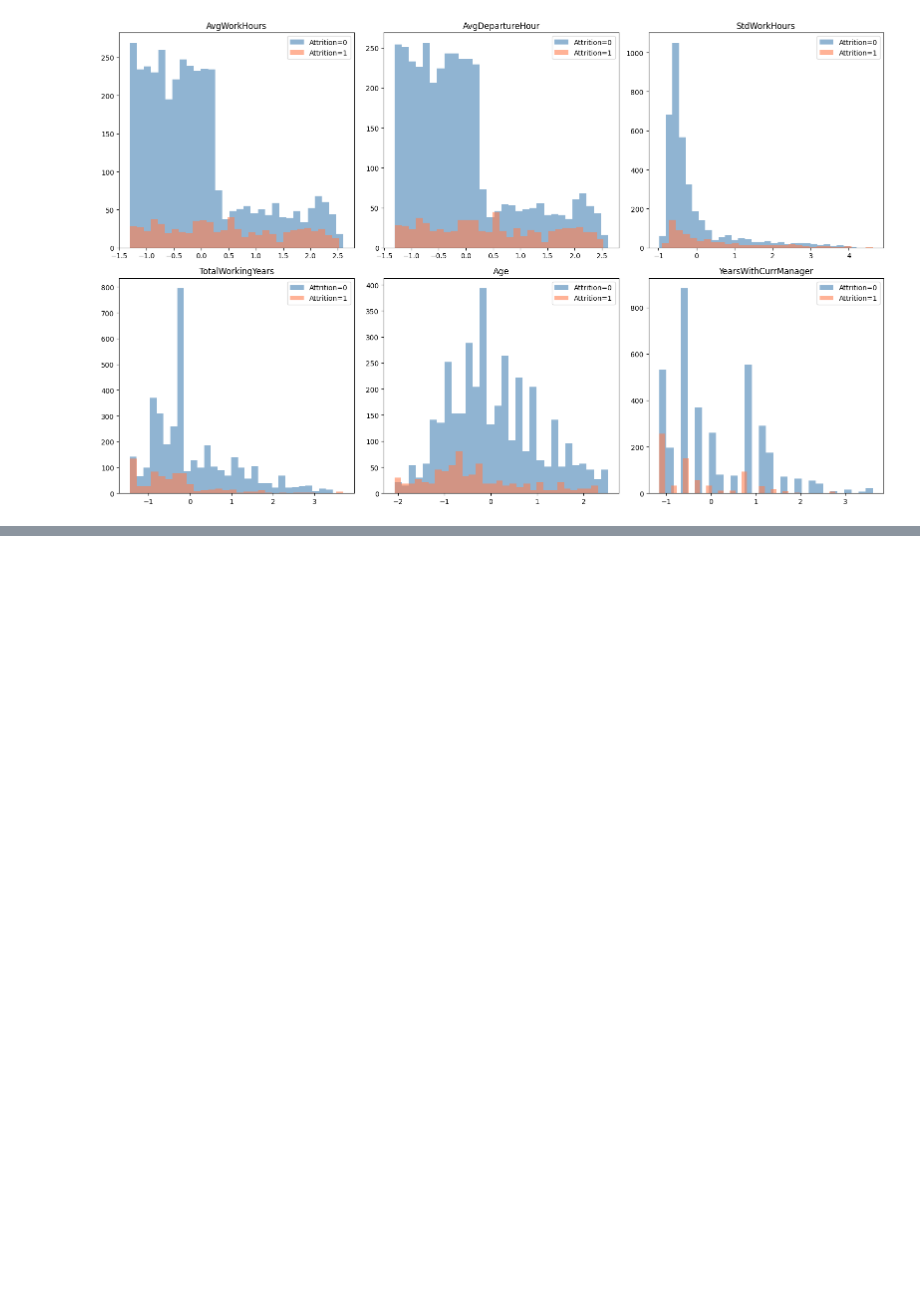
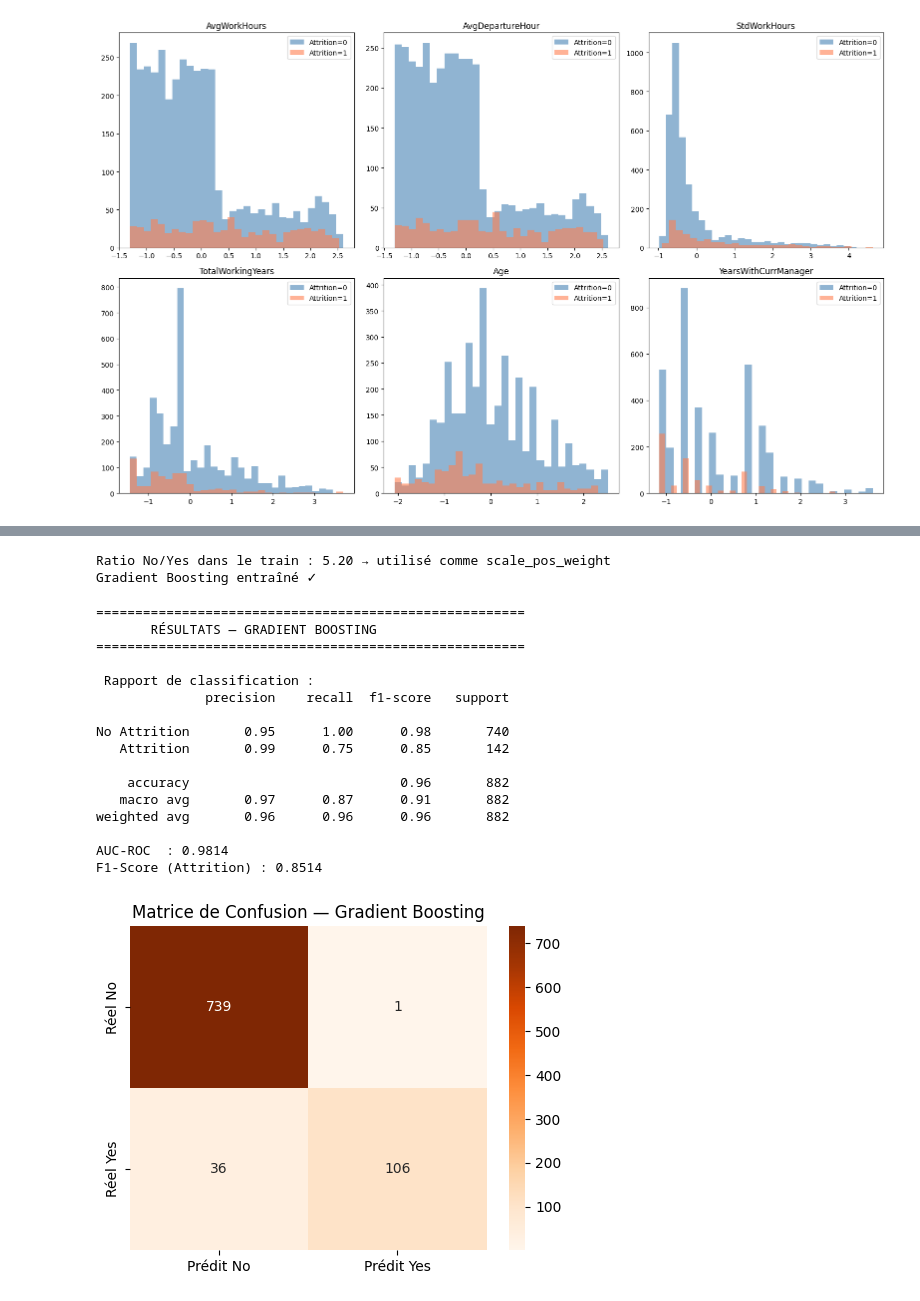
Before and after one commit to Ilyass1309/employee-attrition-prediction, a Jupyter notebook: attrition_analysis.ipynb, the cells around one changed output, grey strips where cells are left out. Drawn from its saved outputs; the diff is of its cells as text; code cells hidden in the pictures; blank space fills up the shorter version.

```diff
--- a/attrition_analysis.ipynb
+++ b/attrition_analysis.ipynb
@@ -447,0 +529,67 @@ plt.show()
+# %%
+# ─── Calcul du ratio de déséquilibre pour le paramètre scale_pos_weight ───────
+# (équivalent de class_weight='balanced' mais propre au Gradient Boosting)
+neg_count = (y_train == 0).sum()
+pos_count = (y_train == 1).sum()
+scale_pos = neg_count / pos_count
+print(f"Ratio No/Yes dans le train : {scale_pos:.2f} → utilisé comme scale_pos_weight")
+
+# ─── Entraînement ─────────────────────────────────────────────────────────────
+gb_model = GradientBoostingClassifier(
+    n_estimators=300,
+    learning_rate=0.05,     # Petit learning rate = meilleure généralisation
+    max_depth=4,
+    subsample=0.8,          # 80% des données à chaque arbre → réduction overfitting
+    min_samples_leaf=10,
+    random_state=42
+)
+
+gb_model.fit(X_train, y_train)
+y_pred_gb  = gb_model.predict(X_test)
+y_proba_gb = gb_model.predict_proba(X_test)[:, 1]
+
+print("Gradient Boosting entraîné ✓")
+# %% [output]
+Ratio No/Yes dans le train : 5.20 → utilisé comme scale_pos_weight
+Gradient Boosting entraîné ✓
+# %%
+# ─── Évaluation Gradient Boosting ─────────────────────────────────────────────
+print("="*55)
+print("       RÉSULTATS — GRADIENT BOOSTING")
+print("="*55)
+
+print("\n Rapport de classification :")
+print(classification_report(y_test, y_pred_gb, target_names=["No Attrition", "Attrition"]))
+
+print(f"AUC-ROC  : {roc_auc_score(y_test, y_proba_gb):.4f}")
+print(f"F1-Score (Attrition) : {f1_score(y_test, y_pred_gb):.4f}")
+
+# ─── Matrice de confusion ─────────────────────────────────────────────────────
+fig, ax = plt.subplots(figsize=(5, 4))
+cm_gb = confusion_matrix(y_test, y_pred_gb)
+sns.heatmap(
+    cm_gb, annot=True, fmt='d', cmap='Oranges', ax=ax,
+    xticklabels=["Prédit No", "Prédit Yes"],
+    yticklabels=["Réel No",   "Réel Yes"]
+)
+ax.set_title("Matrice de Confusion — Gradient Boosting")
+plt.tight_layout()
+plt.show()
+# %% [output]
+=======================================================
+       RÉSULTATS — GRADIENT BOOSTING
+=======================================================
+
+ Rapport de classification :
+              precision    recall  f1-score   support
+
+No Attrition       0.95      1.00      0.98       740
+   Attrition       0.99      0.75      0.85       142
+
+    accuracy                           0.96       882
+   macro avg       0.97      0.87      0.91       882
+weighted avg       0.96      0.96      0.96       882
+
+AUC-ROC  : 0.9814
+F1-Score (Attrition) : 0.8514
+[figure, added]
```
Also changed, not shown: parts of 27 cells of this notebook, 1 other file.
